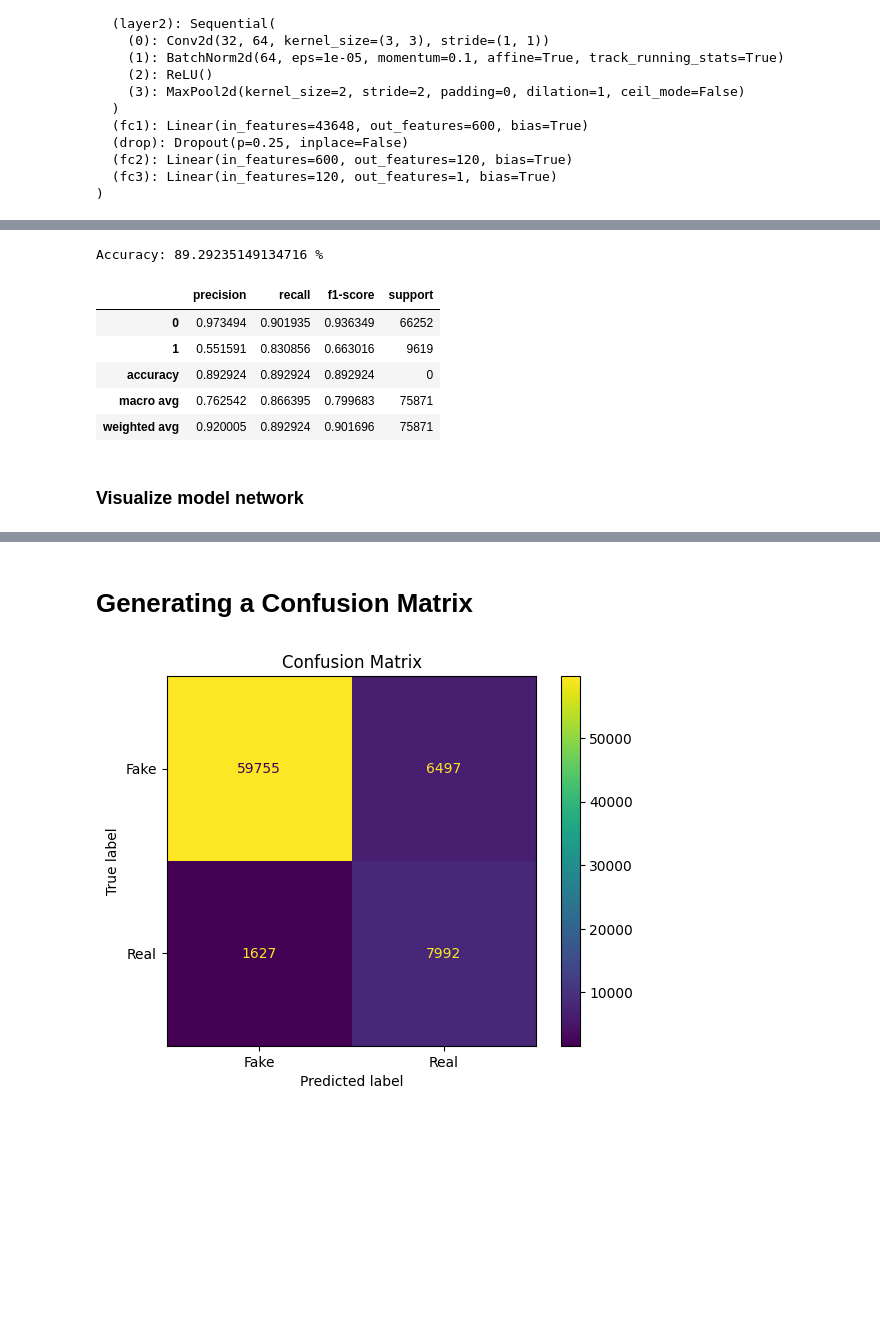
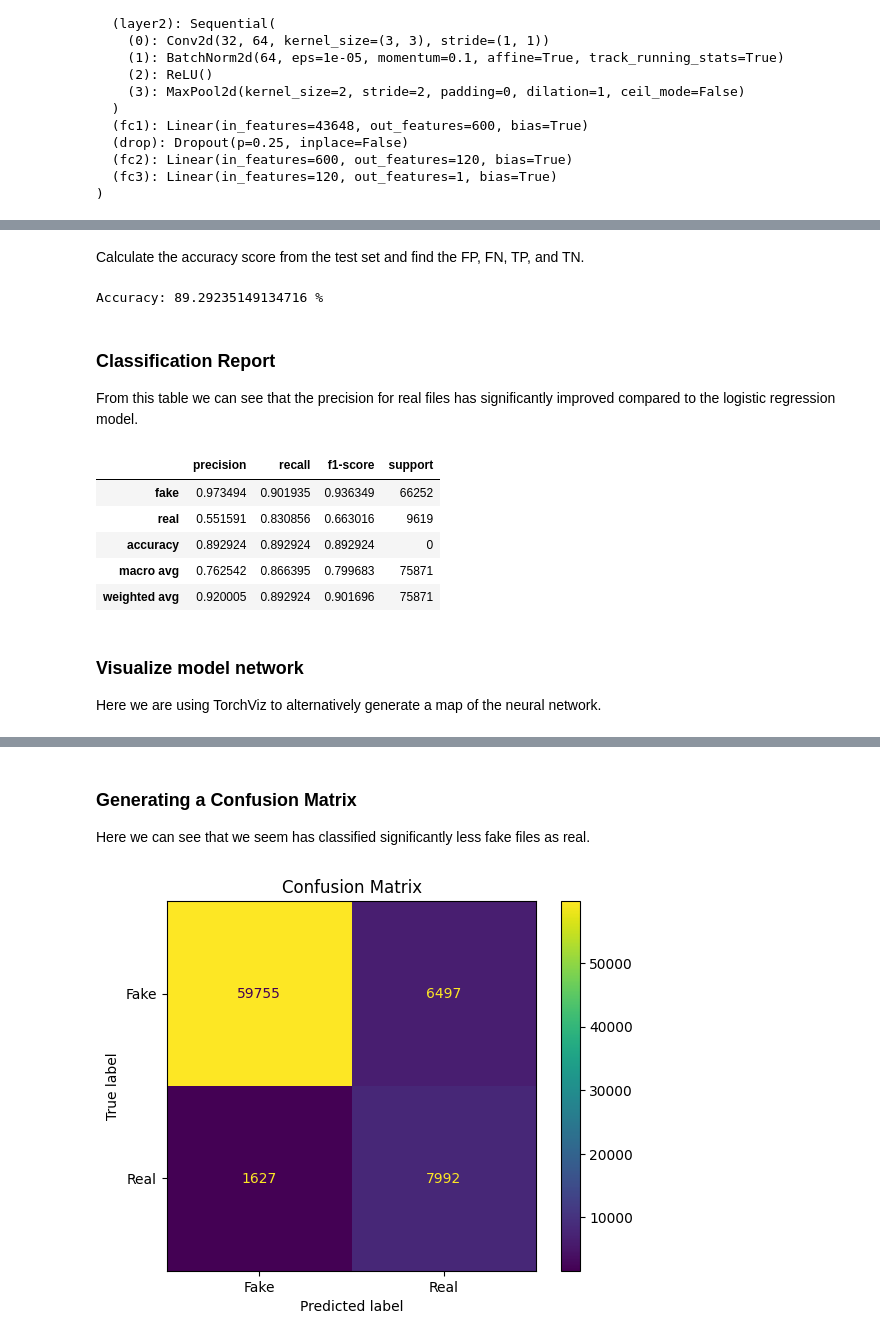
Before and after one commit to Deeeeelan/Deepfake-Audio-Detector, a Jupyter notebook: notebooks/03_neural_network.ipynb, the cells around one changed output, grey strips where cells are left out. Cells and saved outputs as stored; diff of their text form; code cells hidden in the pictures; blank space fills up the shorter version.

```diff
--- a/notebooks/03_neural_network.ipynb
+++ b/notebooks/03_neural_network.ipynb
@@ -43,25 +44,26 @@ This time we will be extracting Mel-Spectrogram.
 from mfcc_extraction import make_spectrogram
 
 train_protocol = '../data/ASVspoof_Dataset/ASVspoof2019_LA_cm_protocols/ASVspoof2019.LA.cm.train.trn.txt'
-training_file_path = '../data/ASVspoof_Dataset/ASVspoof2019_LA_train/flac/'
-training_file_path2 = '../data/The Fake-or-Real (FoR) Dataset (deepfake audio)/training/'
-training_data_df = pd.read_csv(train_protocol, delimiter=' ', names=['SPEAKER_ID', 'AUDIO_FILE_NAME', 'SYSTEM_ID', '-', 'KEY'])
+train_file_path_ASV = '../data/ASVspoof_Dataset/ASVspoof2019_LA_train/flac/'
+train_file_path_FoR = '../data/The Fake-or-Real (FoR) Dataset (deepfake audio)/training/'
+train_df = pd.read_csv(train_protocol, delimiter=' ', names=['SPEAKER_ID', 'AUDIO_FILE_NAME', 'SYSTEM_ID', '-', 'KEY'])
 
 # The Fake-or-Real Dataset contains some corrupted files in the training set
-# which have been noted here to avoid
+# which have previously been found noted here to avoid
 corrupted_files = {'file13424.mp3','file15746.mp3','file16643.mp3','file17407.mp3','file17450.mp3','file19851.mp3','file27206.mp3','file27643.mp3','file27839.mp3','file30959.mp3','file31017.mp3','file32972.mp3','file5323.mp3','file9875.mp3'}
 
 
 test_protocol = '../data/ASVspoof_Dataset/ASVspoof2019_LA_cm_protocols/ASVspoof2019.LA.cm.eval.trl.txt'
-test_file_path = '../data/ASVspoof_Dataset/ASVspoof2019_LA_eval/flac/'
-test_file_path2 = '../data/The Fake-or-Real (FoR) Dataset (deepfake audio)/testing/'
-test_data_df = pd.read_csv(test_protocol, delimiter=' ', names=['SPEAKER_ID', 'AUDIO_FILE_NAME', 'SYSTEM_ID', '-', 'KEY'])
+test_file_path_ASV = '../data/ASVspoof_Dataset/ASVspoof2019_LA_eval/flac/'
+test_file_path_FoR = '../data/The Fake-or-Real (FoR) Dataset (deepfake audio)/testing/'
+test_df = pd.read_csv(test_protocol, delimiter=' ', names=['SPEAKER_ID', 'AUDIO_FILE_NAME', 'SYSTEM_ID', '-', 'KEY'])
 
 batch_size = 32
 
 def multiprocess_spectrograms(paths, n_process, chunksize=128):
     shape = make_spectrogram(paths[0]).shape
     spectrograms = np.empty((len(paths), shape[0], shape[1]), dtype=np.float32)
+
     with Pool(n_process) as p:
         for i, spec in enumerate(p.imap(make_spectrogram, paths, chunksize=chunksize)):
             spectrograms[i] = spec
@@ -73,6 +75,7 @@ def multiprocess_spectrograms(paths, n_process, chunksize=128):
 def file_to_spec_tensor(path):
     return torch.tensor(make_spectrogram(path), dtype=torch.float32).unsqueeze(0)
 
+# Originally used to check a if a file was corrupted
 def check_corrupted(path):
     try:
         sf.read(path, dtype=np.float32)
@@ -81,6 +84,7 @@ def check_corrupted(path):
         print('Corrupted:', path)
         return False
 
+# The FoR dataset stores files into a fake and real folder which we need to read from
 def read_FoR_array(path):
     fake_paths_training = []
     real_paths_training = []
@@ -109,19 +113,19 @@ class log_mel_spect_dataset(Dataset):
     def __getitem__(self, idx):
         return self.spectrograms[idx], self.labels[idx]
 
-ASV_training_paths = training_file_path + training_data_df['AUDIO_FILE_NAME'].to_numpy() + '.flac'
-training_labels = np.array(training_data_df['KEY'].map(lambda x: x == 'bonafide'))
+ASV_training_paths = train_file_path_ASV + train_df['AUDIO_FILE_NAME'].to_numpy() + '.flac'
+training_labels = np.array(train_df['KEY'].map(lambda x: x == 'bonafide'))
 
-FoR_training_dataset = read_FoR_array(training_file_path2)
+FoR_training_dataset = read_FoR_array(train_file_path_FoR)
 FoR_training_paths = FoR_training_dataset[0]
 training_labels = np.concatenate([training_labels, FoR_training_dataset[1]])
 
 
-ASV_test_paths = test_file_path + test_data_df['AUDIO_FILE_NAME'].to_numpy() + '.flac'
-test_labels = np.array(test_data_df['KEY'].map(lambda x: x == 'bonafide'))
+ASV_test_paths = test_file_path_ASV + test_df['AUDIO_FILE_NAME'].to_numpy() + '.flac'
+test_labels = np.array(test_df['KEY'].map(lambda x: x == 'bonafide'))
 
 
-FoR_testing_dataset = read_FoR_array(test_file_path2)
+FoR_testing_dataset = read_FoR_array(test_file_path_FoR)
 FoR_test_paths = FoR_testing_dataset[0]
 test_labels = np.concatenate([test_labels, FoR_testing_dataset[1]])
 # %% [markdown]
@@ -131,10 +135,8 @@ Then, the spectrogram is normalized and converted to a logmaritic scale.
 # %%
 print('Computing Training Data:')
 
-# NOTE:FoR dataset is processed separately with less processes to save
-# memory with decoding mp3 files
 training_spectrograms = np.concat([multiprocess_spectrograms(ASV_training_paths, os.cpu_count()),
-                                   multiprocess_spectrograms(FoR_training_paths, 4)])
+                                   multiprocess_spectrograms(FoR_training_paths, os.cpu_count())])
 training_dataset = log_mel_spect_dataset(training_spectrograms, training_labels)
 training_loader = DataLoader(training_dataset,
                             batch_size=batch_size,
@@ -144,7 +146,7 @@ training_loader = DataLoader(training_dataset,
 
 print('Computing Test Data:')
 test_spectrograms = np.concat([multiprocess_spectrograms(ASV_test_paths, os.cpu_count()),
-                                   multiprocess_spectrograms(FoR_test_paths, 4)])
+                               multiprocess_spectrograms(FoR_test_paths, os.cpu_count())])
 test_dataset = log_mel_spect_dataset(test_spectrograms, test_labels)
 test_loader = DataLoader(test_dataset,
                             batch_size=batch_size,
@@ -282,7 +288,7 @@ Finished Training
 # %% [markdown]
 ### Save the model
 # %%
-PATH = './nn_model.pth'
+PATH = './melspec6_net.pth'
 # %%
 torch.save(net.state_dict(), PATH)
 # %% [markdown]
@@ -320,6 +328,8 @@ def predict(path):
 # %%
 # You can test certain examples or your files using this function
 # print(predict('../data/The Fake-or-Real (FoR) Dataset (deepfake audio)/training/file36.mp3'))
+# %% [markdown]
+Calculate the accuracy score from the test set and find the FP, FN, TP, and TN.
 # %%
 correct = 0
 total = 0
@@ -356,20 +366,24 @@ with torch.no_grad():
 print(f'Accuracy: {100 * correct / total} %')
 # %% [output]
 Accuracy: 89.29235149134716 %
+# %% [markdown]
+### Classification Report
+From this table we can see that the precision for real files has significantly improved compared to the logistic regression model.
 # %%
 predictions = np.array(predictions)
-report = pd.DataFrame(classification_report(test_labels, predictions, output_dict=True)).T
+report = pd.DataFrame(classification_report(test_labels, predictions, target_names=['fake', 'real'], output_dict=True)).T
 report['support'] = report.support.apply(int)
 report.style
 # %% [output]
 |  | precision | recall | f1-score | support |
-| 0 | 0.973494 | 0.901935 | 0.936349 | 66252 |
-| 1 | 0.551591 | 0.830856 | 0.663016 | 9619 |
+| fake | 0.973494 | 0.901935 | 0.936349 | 66252 |
+| real | 0.551591 | 0.830856 | 0.663016 | 9619 |
 | accuracy | 0.892924 | 0.892924 | 0.892924 | 0 |
 | macro avg | 0.762542 | 0.866395 | 0.799683 | 75871 |
 | weighted avg | 0.920005 | 0.892924 | 0.901696 | 75871 |
 # %% [markdown]
 ### Visualize model network
+Here we are using TorchViz to alternatively generate a map of the neural network.
 # %%
 # Generates an image of the neural network
 
@@ -382,5 +396,6 @@ report.style
 # %% [markdown]
 ![Model Visualization](../images/rnn_torchviz.svg)
 # %% [markdown]
-# Generating a Confusion Matrix
+### Generating a Confusion Matrix
+Here we can see that we seem has classified significantly less fake files as real.
 # %%
```
Also changed, not shown: parts of 9 cells of this notebook.
